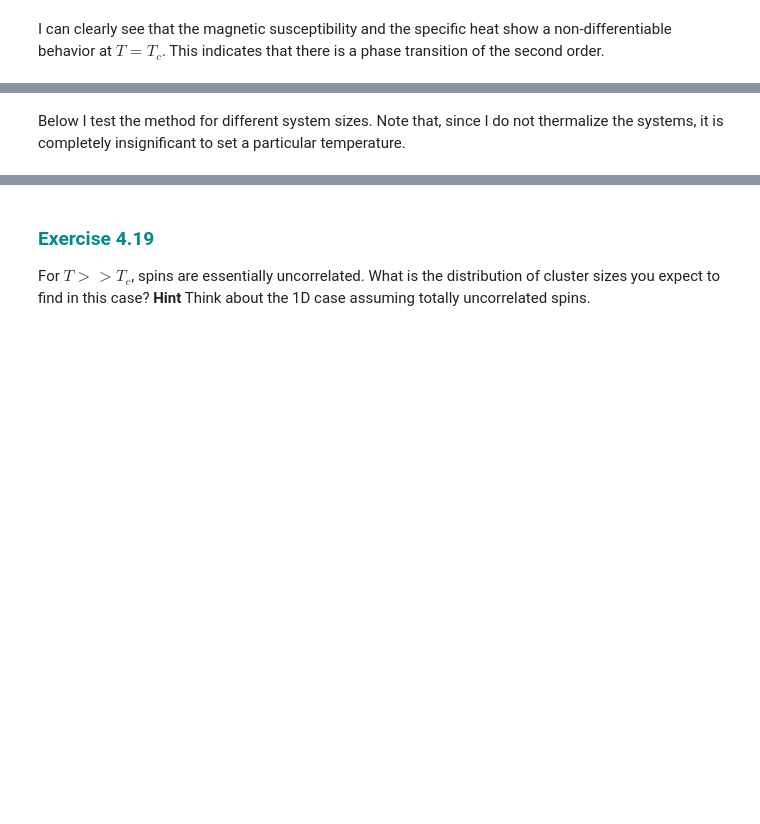
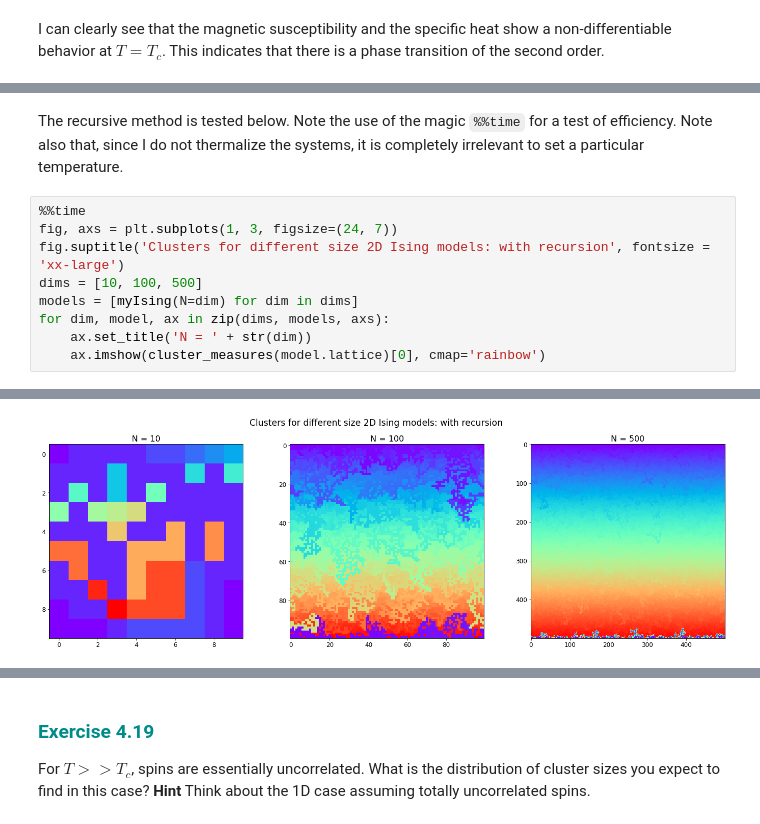
Before and after one commit to VLTSML26/statistical-mechanics-lab, a Jupyter notebook: 4-Ising-Model/4-Ising-Model.ipynb, the cells around one changed output, grey strips where cells are left out. Drawn from its saved outputs; the diff is of its cells as text; blank space fills up the shorter version.

```diff
--- a/4-Ising-Model/4-Ising-Model.ipynb
+++ b/4-Ising-Model/4-Ising-Model.ipynb
@@ -433,2 +405,12 @@ def cluster_measures(config):
 # %% [markdown]
-Below I test the method for different system sizes. Note that, since I do not thermalize the systems, it is completely insignificant to set a particular temperature.
+The recursive method is tested below. Note the use of the magic `%%time` for a test of efficiency. Note also that, since I do not thermalize the systems, it is completely irrelevant to set a particular temperature.
+# %%
+%%time
+fig, axs = plt.subplots(1, 3, figsize=(24, 7))
+fig.suptitle('Clusters for different size 2D Ising models: with recursion', fontsize = 'xx-large')
+dims = [10, 100, 500]
+models = [myIsing(N=dim) for dim in dims]
+for dim, model, ax in zip(dims, models, axs):
+    ax.set_title('N = ' + str(dim))
+    ax.imshow(cluster_measures(model.lattice)[0], cmap='rainbow')
+# %% [output]
@@ -434,0 +419 @@ Below I test the method for different system sizes. Note that, since I do not th
+[figure, added]
```
Also changed, not shown: parts of 40 cells of this notebook, 1 other file.
